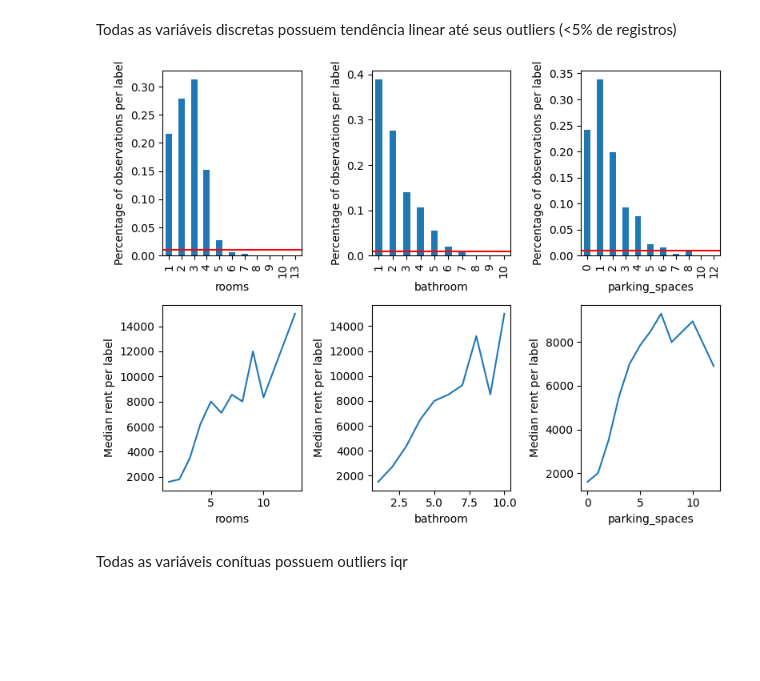
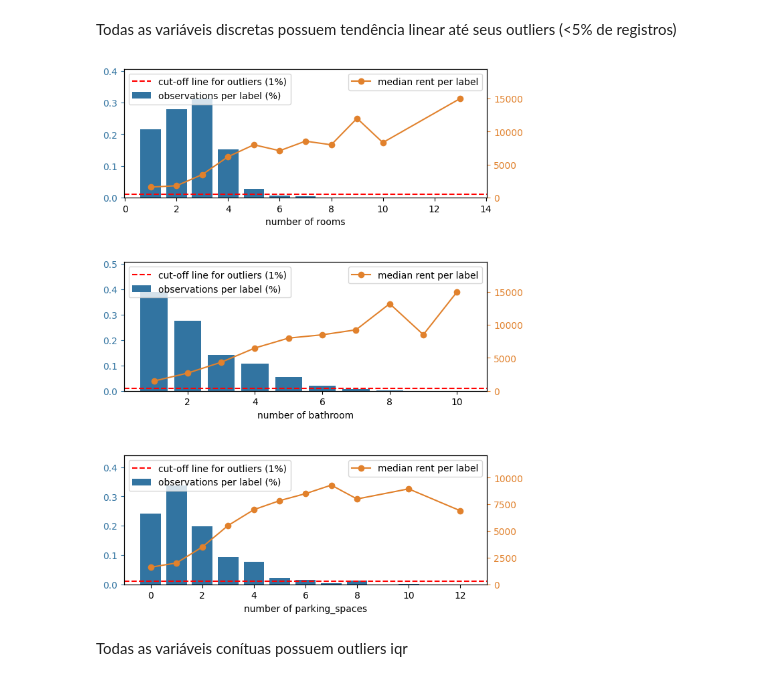
Before and after one commit to ArthurCorbellini/property_prediction_ann, a Jupyter notebook: src/data/data_analysis.ipynb, the cells around one changed output. Saved outputs shown, nothing was run; the diff lists cells and outputs as text; code cells hidden in the pictures; blank space fills up the shorter version.

```diff
--- a/src/data/data_analysis.ipynb
+++ b/src/data/data_analysis.ipynb
@@ -398,10 +486,11 @@ sns.violinplot(x ='furniture', y ='rent', data = df, hue ='city')
 # %% [markdown]
 Todas as variáveis discretas possuem tendência linear até seus outliers (<5% de registros)
 # %%
+
 # Estudo sobre as variáveis discretas
-visualize_discrete(df=df, discrete=discrete, show_red_line=True)
+new_visualize_discrete(df=df, discrete=discrete, show_red_line=True)
 # %% [output]
-[figure, old version]
+[figure, new version]
 # %% [markdown]
 Todas as variáveis conítuas possuem outliers iqr
 # %%
```
Also changed, not shown: parts of 16 cells of this notebook, 4 other files.
